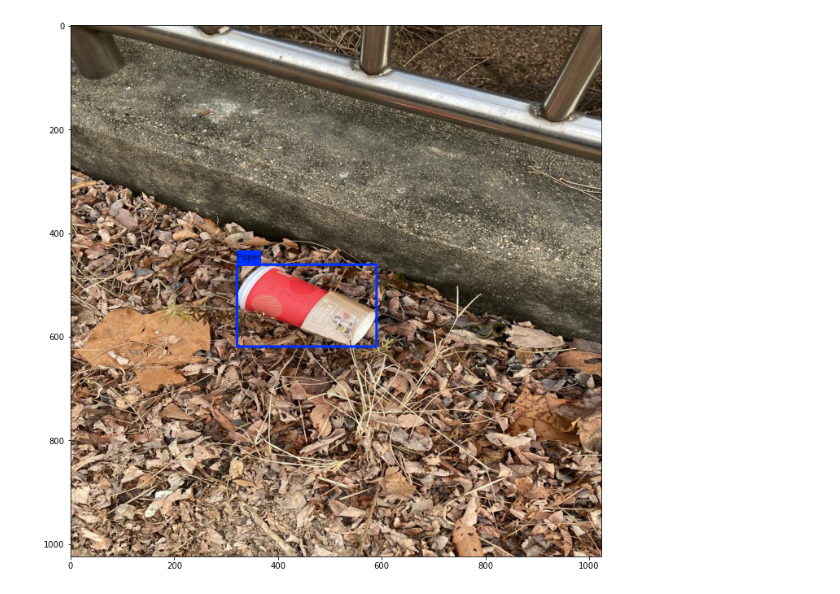
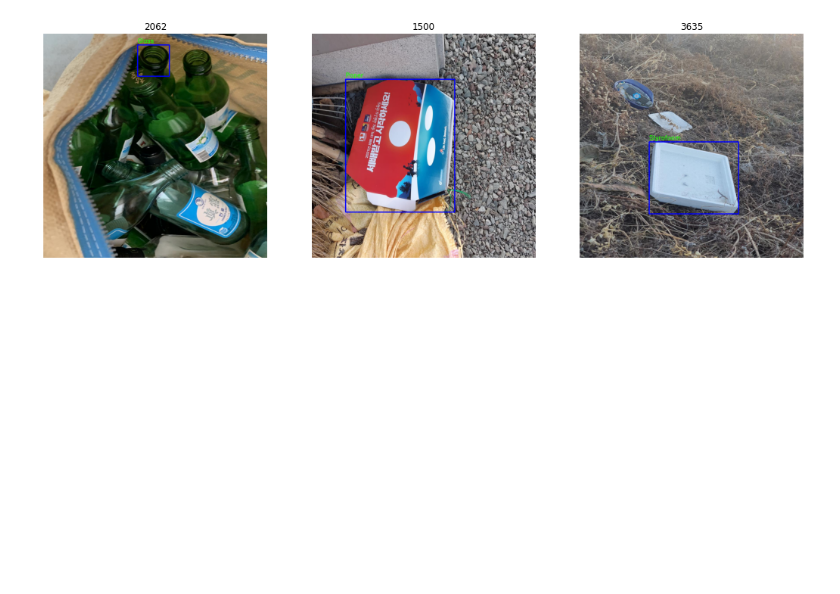
Before and after one commit to boostcampaitech2/object-detection-level2-cv-17, a Jupyter notebook: tools/Submission_Visualization.ipynb, the cells around one changed output. Cells and saved outputs as stored; diff of their text form; code cells hidden in the pictures; blank space fills up the shorter version.

Commit message:
chore : Submission_Visualization.ipynb

```diff
--- a/tools/Submission_Visualization.ipynb
+++ b/tools/Submission_Visualization.ipynb
@@ -52,18 +49,16 @@ def plot_test_bbox(image, anns : list, img_size : tuple, label : int) -> None:
 # %%
-work_dir = './submission' # csv 파일 저장 경로
-dataset_path = './' # dataset 경로
-label = 1 # 원하는 클래스 선택
+work_dir = '/opt/ml/detection'
+dataset_path = '/opt/ml/detection/dataset/'
+epoch = 'latest'
 
-# csv파일 불러오기
-data_frame = pd.read_csv(os.path.join(work_dir, 'deformable_detr_twostage_refine_r50_16x2_50e.csv'))
+n = 3
 
-# image number random sampling
-image_num = random.randint(0, len(data_frame) - 1)
-# image file path
+data_frame = pd.read_csv(os.path.join(work_dir, f'best.csv'))
+image_num = random.sample(range(0, len(data_frame) - 1), n)
+# image_num = random.randint(0, (len(data_frame) - 1))
 file_path = data_frame.image_id[image_num]
-
 anns = get_test_annotations(data_frame, image_num)
 image = read_image(dataset_path, file_path)
-plot_test_bbox(image, anns, img_size, label)
+plot_test_bbox(image, anns, image_num)
 # %% [output]
-[figure, old version]
+[figure, new version]
```
Also changed, not shown: parts of 4 cells of this notebook.
